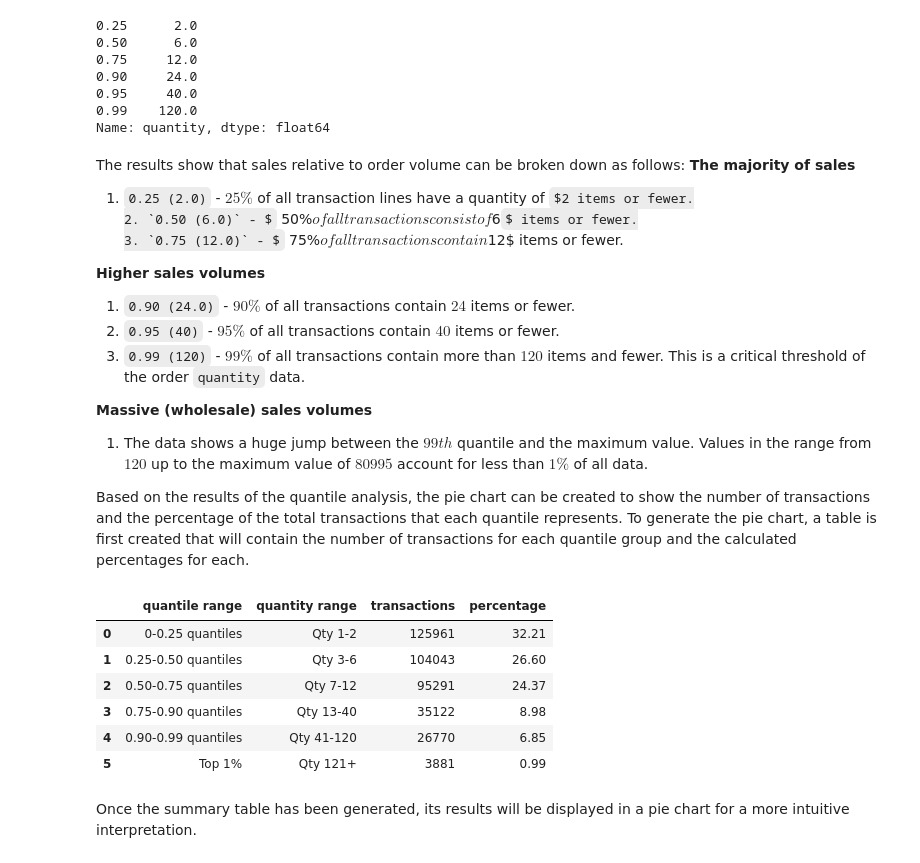
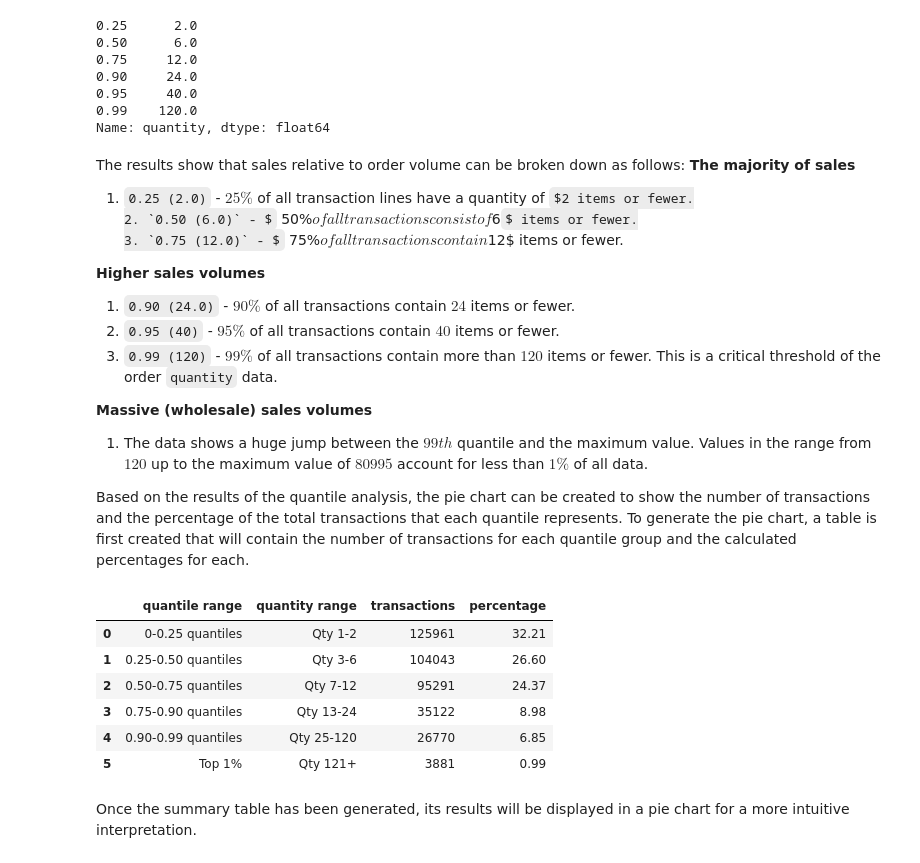
Before and after one commit to RV01011001/project_1-customer-segmentation, a Jupyter notebook: notebooks/03_exploratory_data_analysis.ipynb, the cells around one changed output. Saved outputs shown, nothing was run; the diff lists cells and outputs as text; code cells hidden in the pictures; some formulas as TeX source.

Commit message:
Working on stage 3 -Exploratory Data Analysis

```diff
--- a/notebooks/03_exploratory_data_analysis.ipynb
+++ b/notebooks/03_exploratory_data_analysis.ipynb
@@ -1308,7 +1308,7 @@ The results show that sales relative to order volume can be broken down as follo
 **Higher sales volumes**
 1. `0.90 (24.0)` - $90\%$ of all transactions contain $24$ items or fewer.
 2. `0.95 (40)` - $95\%$ of all transactions contain $40$ items or fewer.
-3. `0.99 (120)` - $99\%$ of all transactions contain more than $120$ items and fewer. This is a critical threshold of the order `quantity` data.
+3. `0.99 (120)` - $99\%$ of all transactions contain more than $120$ items or fewer. This is a critical threshold of the order `quantity` data.
 
 **Massive (wholesale) sales volumes**
 1. The data shows a huge jump between the $99th$ quantile and the maximum value. Values in the range from $120$ up to the maximum value of $80995$ account for less than $1\%$ of all data.
@@ -1317,29 +1317,29 @@ Based on the results of the quantile analysis, the pie chart can be created to s
 # %%
 # 1. Calculate quantiles and define bins
 quantity_25_quant, quantity_50_quant, quantity_75_quant, quantity_90_quant, quantity_99_quant = df['quantity'].quantile([0.25, 0.50, 0.75, 0.90, 0.99])
 bins = [-np.inf, quantity_25_quant, quantity_50_quant, quantity_75_quant, quantity_90_quant, quantity_99_quant, np.inf]
 
 # 2. Compute counts and percentages as series
 bin_series = pd.cut(df['quantity'], bins=bins)
 counts = bin_series.value_counts().sort_index()
 percentages = ((counts / counts.sum()) * 100).round(2)
 
 # 3. Combine into a structured DataFrame
 quantity_summary_df = pd.DataFrame({
     'quantile range': ['0-0.25 quantiles', '0.25-0.50 quantiles', '0.50-0.75 quantiles', '0.75-0.90 quantiles', '0.90-0.99 quantiles', 'Top 1%'],
-    'quantity range': ['Qty 1-2', 'Qty 3-6', 'Qty 7-12','Qty 13-40', 'Qty 41-120', 'Qty 121+'],
+    'quantity range': ['Qty 1-2', 'Qty 3-6', 'Qty 7-12','Qty 13-24', 'Qty 25-120', 'Qty 121+'],
     'transactions': counts.values,
     'percentage': percentages.values
 })
 
 quantity_summary_df
 # %% [output]
 |  | quantile range | quantity range | transactions | percentage |
 | 0 | 0-0.25 quantiles | Qty 1-2 | 125961 | 32.21 |
 | 1 | 0.25-0.50 quantiles | Qty 3-6 | 104043 | 26.60 |
 | 2 | 0.50-0.75 quantiles | Qty 7-12 | 95291 | 24.37 |
-| 3 | 0.75-0.90 quantiles | Qty 13-40 | 35122 | 8.98 |
-| 4 | 0.90-0.99 quantiles | Qty 41-120 | 26770 | 6.85 |
+| 3 | 0.75-0.90 quantiles | Qty 13-24 | 35122 | 8.98 |
+| 4 | 0.90-0.99 quantiles | Qty 25-120 | 26770 | 6.85 |
 | 5 | Top 1% | Qty 121+ | 3881 | 0.99 |
 # %% [markdown]
 Once the summary table has been generated, its results will be displayed in a pie chart for a more intuitive interpretation.
```
Also changed, not shown: 1 other file.
